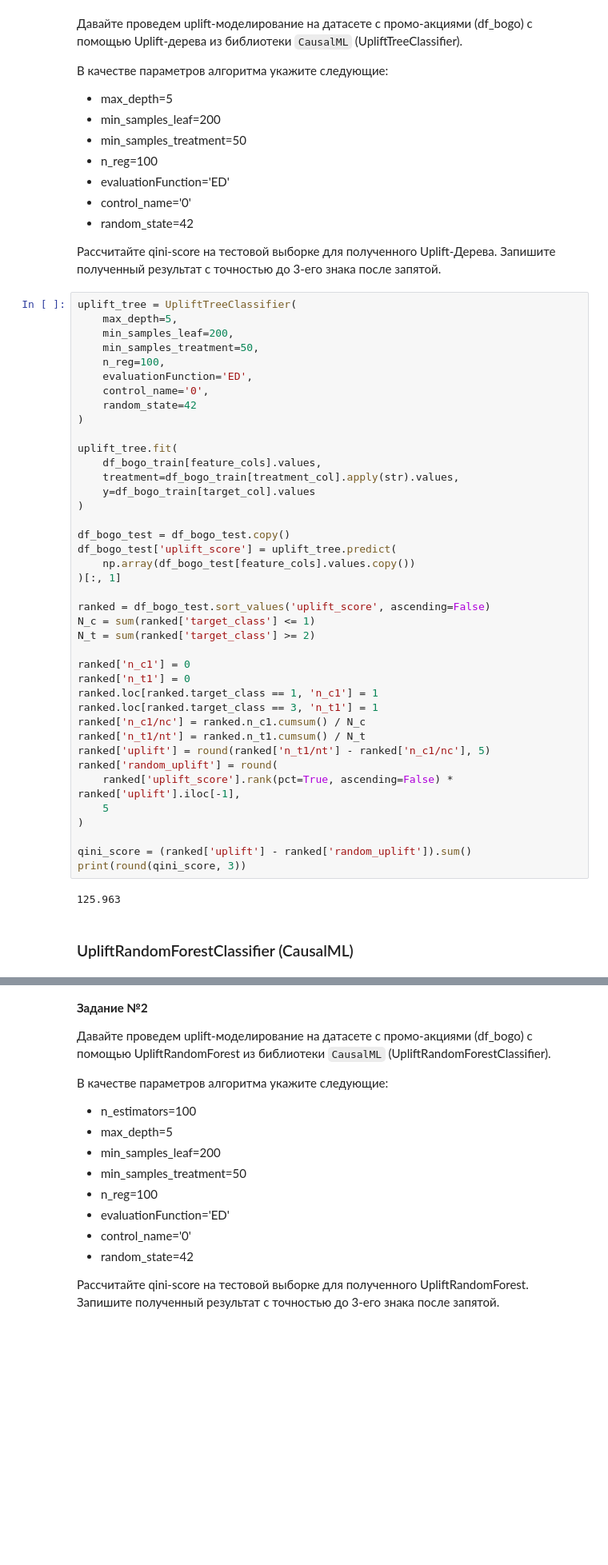
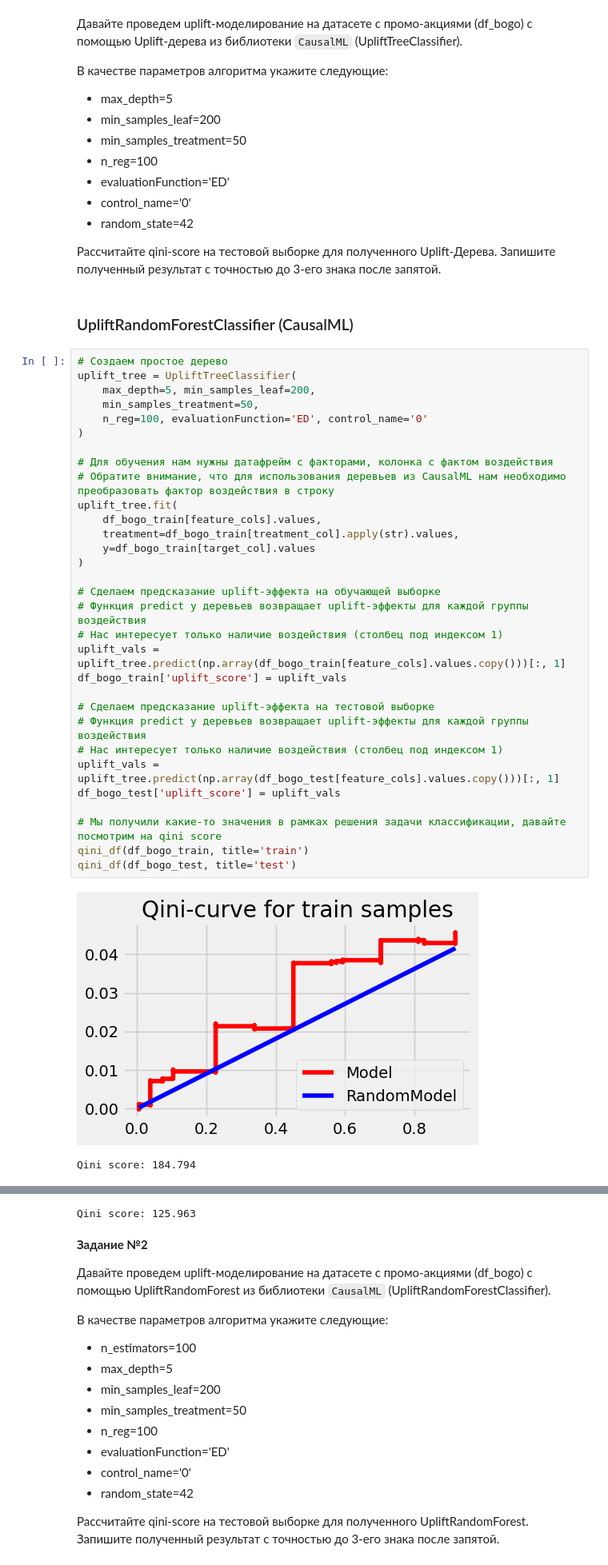
Before and after one commit to tgorbunov/sf_data_science, a Jupyter notebook: Skillfactory_ML/Advanced Topics in Data Science/DS-ADD-5._r_UpliftTree.ipynb, the cells around one changed output, grey strips where cells are left out. Shown at 80% size. Cells and saved outputs as stored; diff of their text form; blank space fills up the shorter version.

```diff
--- a/Skillfactory_ML/Advanced Topics in Data Science/DS-ADD-5._r_UpliftTree.ipynb
+++ b/Skillfactory_ML/Advanced Topics in Data Science/DS-ADD-5._r_UpliftTree.ipynb
@@ -373,47 +372,39 @@ df_bogo_train.head()
 * random_state=42
 
 Рассчитайте qini-score на тестовой выборке для полученного Uplift-Дерева. Запишите полученный результат с точностью до 3-его знака после запятой.
-# %%
-uplift_tree = UpliftTreeClassifier(
-    max_depth=5,
-    min_samples_leaf=200,
-    min_samples_treatment=50,
-    n_reg=100,
-    evaluationFunction='ED',
-    control_name='0',
-    random_state=42
-)
-
-uplift_tree.fit(
-    df_bogo_train[feature_cols].values,
-    treatment=df_bogo_train[treatment_col].apply(str).values,
-    y=df_bogo_train[target_col].values
-)
-
-df_bogo_test = df_bogo_test.copy()
-df_bogo_test['uplift_score'] = uplift_tree.predict(
-    np.array(df_bogo_test[feature_cols].values.copy())
-)[:, 1]
-
-ranked = df_bogo_test.sort_values('uplift_score', ascending=False)
-N_c = sum(ranked['target_class'] <= 1)
-N_t = sum(ranked['target_class'] >= 2)
-
-ranked['n_c1'] = 0
-ranked['n_t1'] = 0
-ranked.loc[ranked.target_class == 1, 'n_c1'] = 1
-ranked.loc[ranked.target_class == 3, 'n_t1'] = 1
-ranked['n_c1/nc'] = ranked.n_c1.cumsum() / N_c
-ranked['n_t1/nt'] = ranked.n_t1.cumsum() / N_t
-ranked['uplift'] = round(ranked['n_t1/nt'] - ranked['n_c1/nc'], 5)
-ranked['random_uplift'] = round(
-    ranked['uplift_score'].rank(pct=True, ascending=False) * ranked['uplift'].iloc[-1],
-    5
-)
-
-qini_score = (ranked['uplift'] - ranked['random_uplift']).sum()
-print(round(qini_score, 3))
-# %% [output]
-125.963
 # %% [markdown]
 ### UpliftRandomForestClassifier (CausalML)
+# %%
+# Создаем простое дерево
+uplift_tree = UpliftTreeClassifier(
+    max_depth=5, min_samples_leaf=200,
+    min_samples_treatment=50,
+    n_reg=100, evaluationFunction='ED', control_name='0'
+)
+
+# Для обучения нам нужны датафрейм с факторами, колонка с фактом воздействия
+# Обратите внимание, что для использования деревьев из CausalML нам необходимо преобразовать фактор воздействия в строку
+uplift_tree.fit(
+    df_bogo_train[feature_cols].values,
+    treatment=df_bogo_train[treatment_col].apply(str).values,
+    y=df_bogo_train[target_col].values
+)
+
+# Сделаем предсказание uplift-эффекта на обучающей выборке
+# Функция predict у деревьев возвращает uplift-эффекты для каждой группы воздействия
+# Нас интересует только наличие воздействия (столбец под индексом 1)
+uplift_vals = uplift_tree.predict(np.array(df_bogo_train[feature_cols].values.copy()))[:, 1]
+df_bogo_train['uplift_score'] = uplift_vals
+
+# Сделаем предсказание uplift-эффекта на тестовой выборке
+# Функция predict у деревьев возвращает uplift-эффекты для каждой группы воздействия
+# Нас интересует только наличие воздействия (столбец под индексом 1)
+uplift_vals = uplift_tree.predict(np.array(df_bogo_test[feature_cols].values.copy()))[:, 1]
+df_bogo_test['uplift_score'] = uplift_vals
+
+# Мы получили какие-то значения в рамках решения задачи классификации, давайте посмотрим на qini score
+qini_df(df_bogo_train, title='train')
+qini_df(df_bogo_test, title='test')
+# %% [output]
+[figure, added]
+Qini score: 184.794
@@ -420,3 +412,4 @@ print(round(qini_score, 3))
+Qini score: 125.963
 # %% [markdown]
 **Задание №2**
 
```
Also changed, not shown: parts of 4 cells of this notebook, 8 other files.
